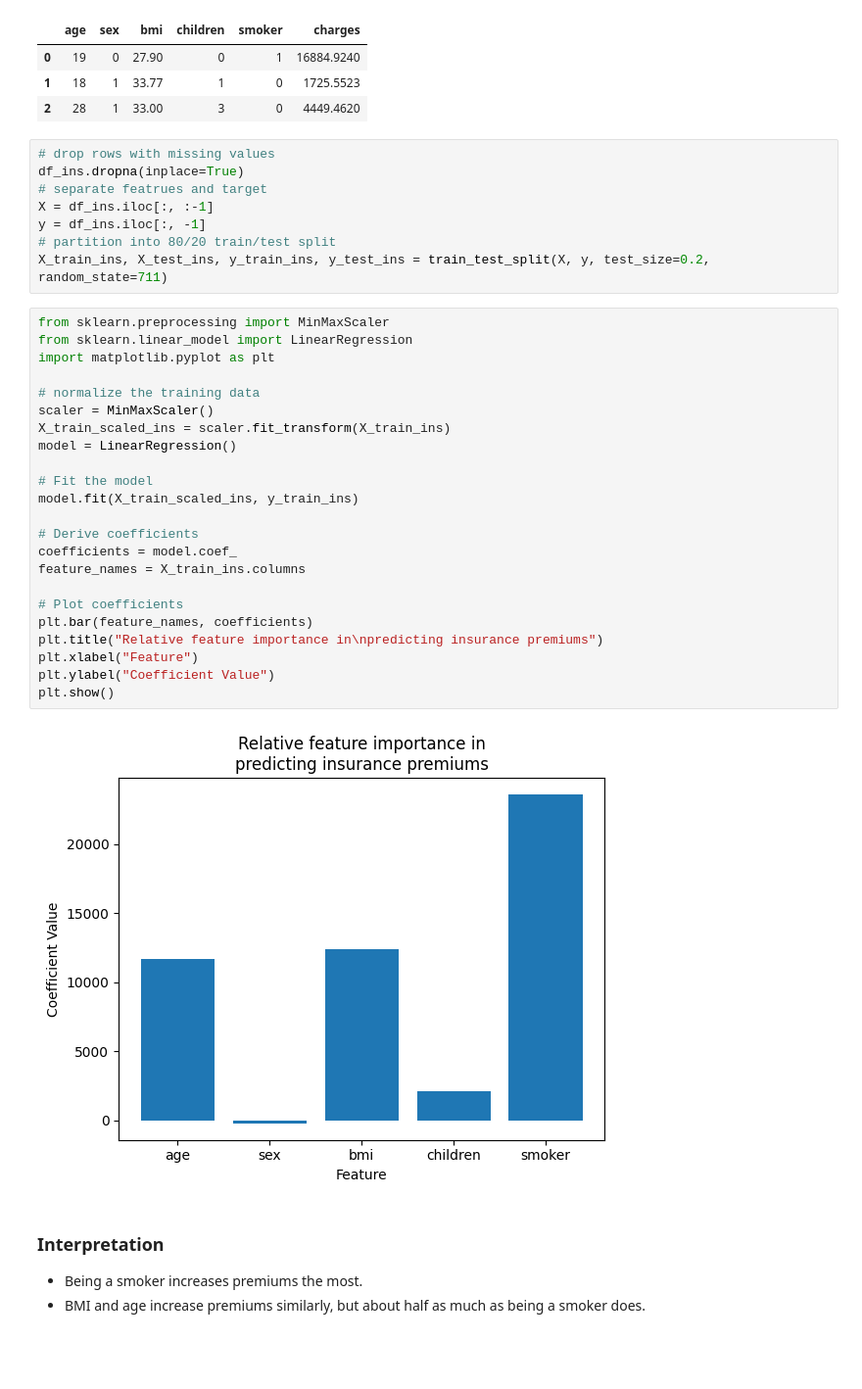
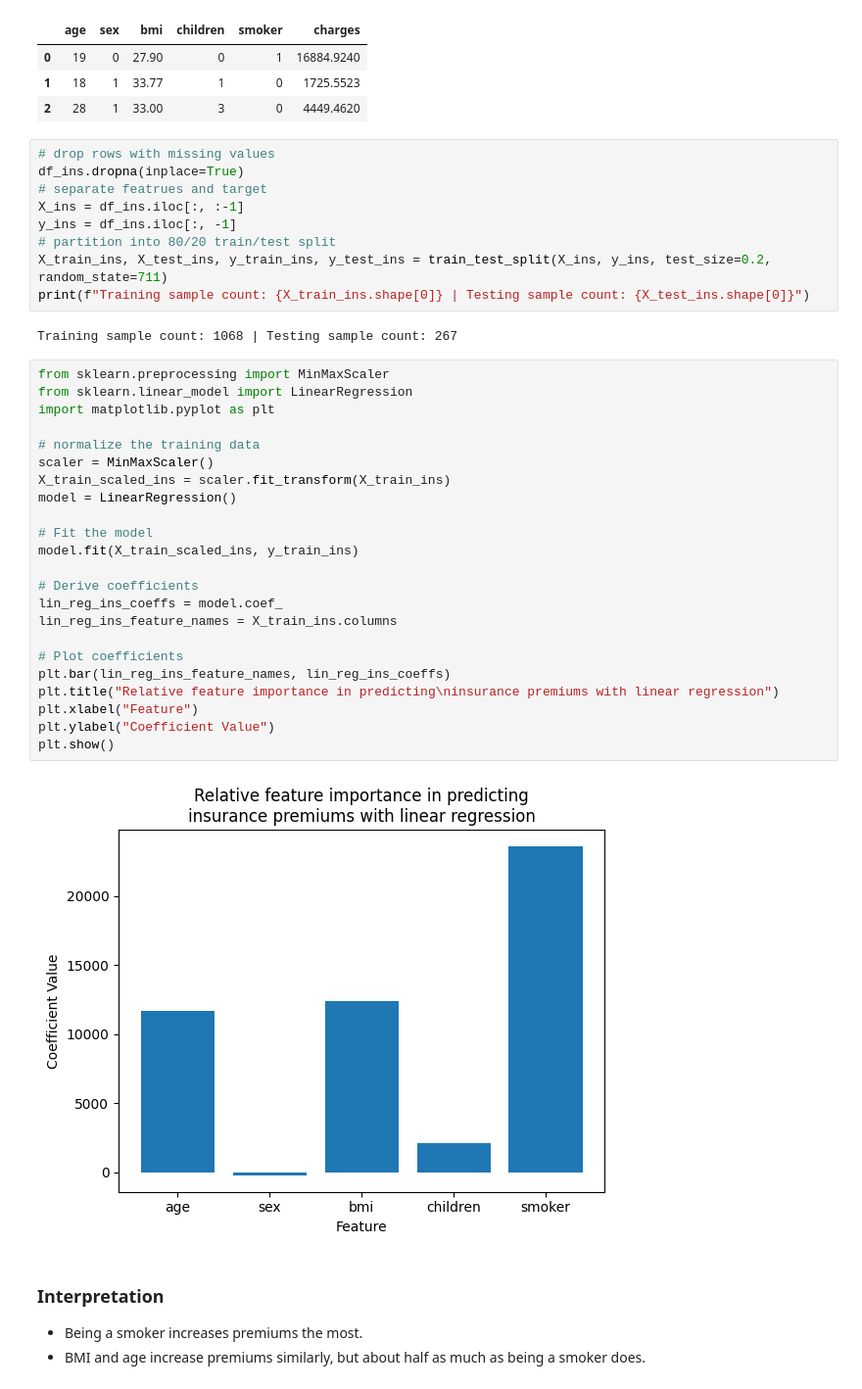
Before and after one commit to MichaelSzczepaniak/MLAIProjects, a Jupyter notebook: ExplainableML/ExplainableML.ipynb, the cells around one changed output. Shown at 98% size. Drawn from its saved outputs; the diff is of its cells as text; blank space fills up the shorter version.

```diff
--- a/ExplainableML/ExplainableML.ipynb
+++ b/ExplainableML/ExplainableML.ipynb
@@ -158,35 +158,38 @@ memory usage: 62.8 KB
 # drop rows with missing values
 df_ins.dropna(inplace=True)
 # separate featrues and target
-X = df_ins.iloc[:, :-1]
-y = df_ins.iloc[:, -1]
+X_ins = df_ins.iloc[:, :-1]
+y_ins = df_ins.iloc[:, -1]
 # partition into 80/20 train/test split
-X_train_ins, X_test_ins, y_train_ins, y_test_ins = train_test_split(X, y, test_size=0.2, random_state=711)
+X_train_ins, X_test_ins, y_train_ins, y_test_ins = train_test_split(X_ins, y_ins, test_size=0.2, random_state=711)
+print(f"Training sample count: {X_train_ins.shape[0]} | Testing sample count: {X_test_ins.shape[0]}")
+# %% [output]
+Training sample count: 1068 | Testing sample count: 267
 # %%
 from sklearn.preprocessing import MinMaxScaler
 from sklearn.linear_model import LinearRegression
 import matplotlib.pyplot as plt
 
 # normalize the training data
 scaler = MinMaxScaler()
 X_train_scaled_ins = scaler.fit_transform(X_train_ins)
 model = LinearRegression()
 
 # Fit the model
 model.fit(X_train_scaled_ins, y_train_ins)
 
 # Derive coefficients
-coefficients = model.coef_
-feature_names = X_train_ins.columns
+lin_reg_ins_coeffs = model.coef_
+lin_reg_ins_feature_names = X_train_ins.columns
 
 # Plot coefficients
-plt.bar(feature_names, coefficients)
-plt.title("Relative feature importance in\npredicting insurance premiums")
+plt.bar(lin_reg_ins_feature_names, lin_reg_ins_coeffs)
+plt.title("Relative feature importance in predicting\ninsurance premiums with linear regression")
 plt.xlabel("Feature")
 plt.ylabel("Coefficient Value")
 plt.show()
 # %% [output]
-[figure, old version]
+[figure, new version]
 # %% [markdown]
 ### Interpretation
 
```
Also changed, not shown: parts of 9 cells of this notebook.
